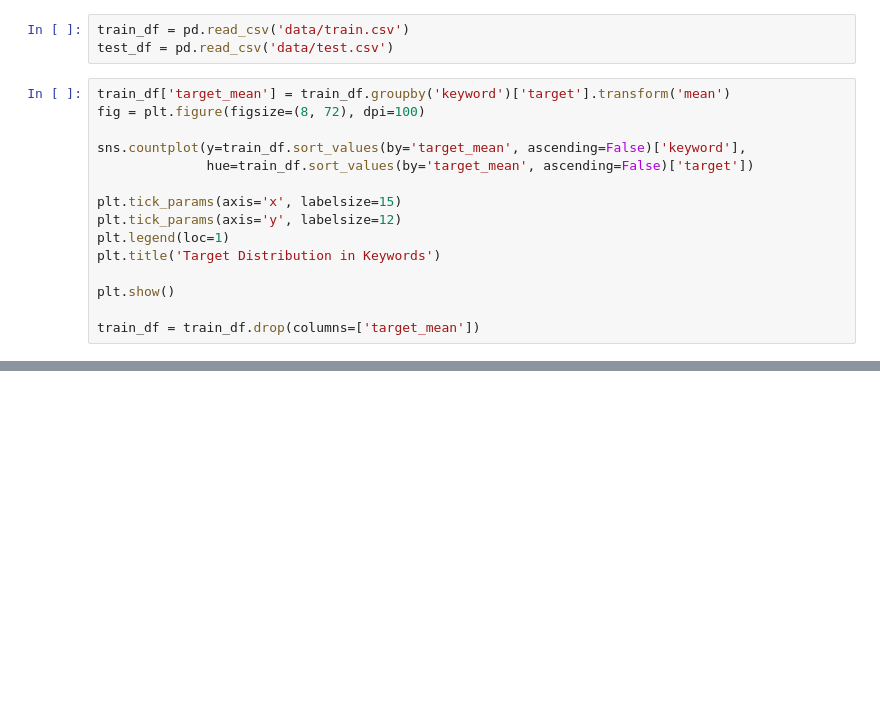
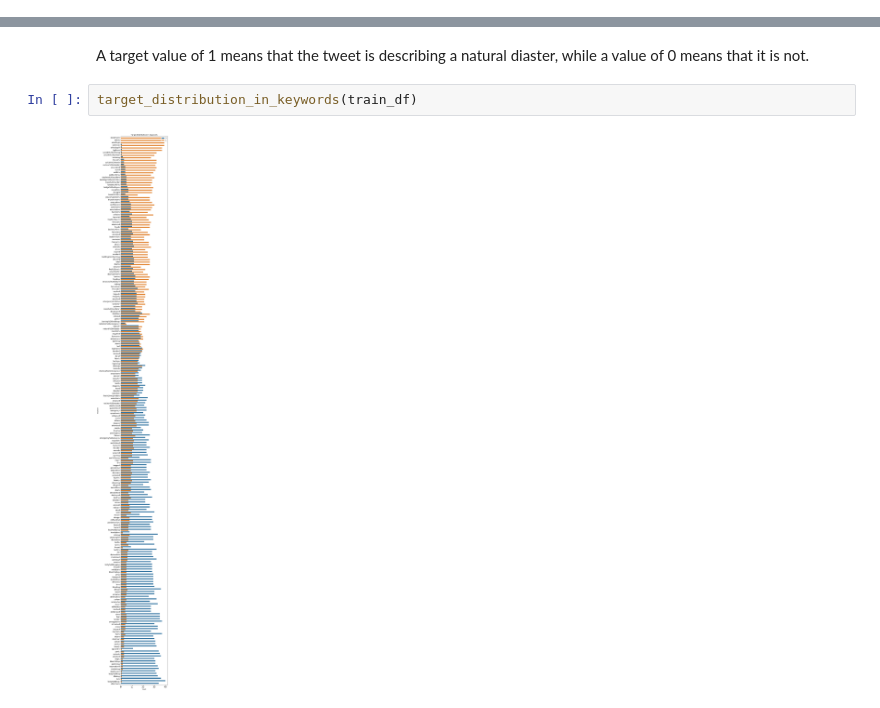
Before and after one commit to StevenDye/NLP-Disaster-Tweets, a Jupyter notebook: EDA.ipynb, the cells around one changed output, grey strips where cells are left out. Cells and saved outputs as stored; diff of their text form; blank space fills up the shorter version.

```diff
--- a/EDA.ipynb
+++ b/EDA.ipynb
@@ -7,18 +0,0 @@ from sklearn import feature_extraction, linear_model, model_selection, preproces
-# %%
-train_df = pd.read_csv('data/train.csv')
-test_df = pd.read_csv('data/test.csv')
-# %%
-train_df['target_mean'] = train_df.groupby('keyword')['target'].transform('mean')
-fig = plt.figure(figsize=(8, 72), dpi=100)
-
-sns.countplot(y=train_df.sort_values(by='target_mean', ascending=False)['keyword'],
-              hue=train_df.sort_values(by='target_mean', ascending=False)['target'])
-
-plt.tick_params(axis='x', labelsize=15)
-plt.tick_params(axis='y', labelsize=12)
-plt.legend(loc=1)
-plt.title('Target Distribution in Keywords')
-
-plt.show()
-
-train_df = train_df.drop(columns=['target_mean'])
@@ -26,0 +42,6 @@ train_df = train_df.drop(columns=['target_mean'])
+# %% [markdown]
+A target value of 1 means that the tweet is describing a natural diaster, while a value of 0 means that it is not.
+# %%
+target_distribution_in_keywords(train_df)
+# %% [output]
+[figure, added]
```
Also changed, not shown: parts of 7 cells of this notebook.
